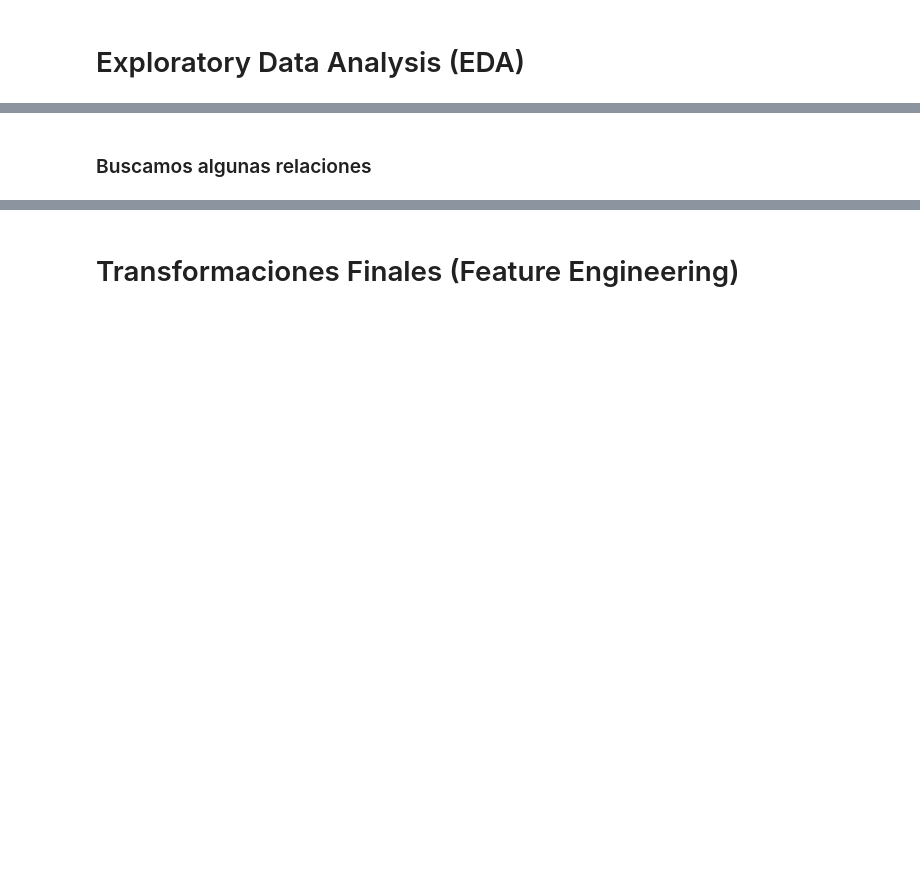
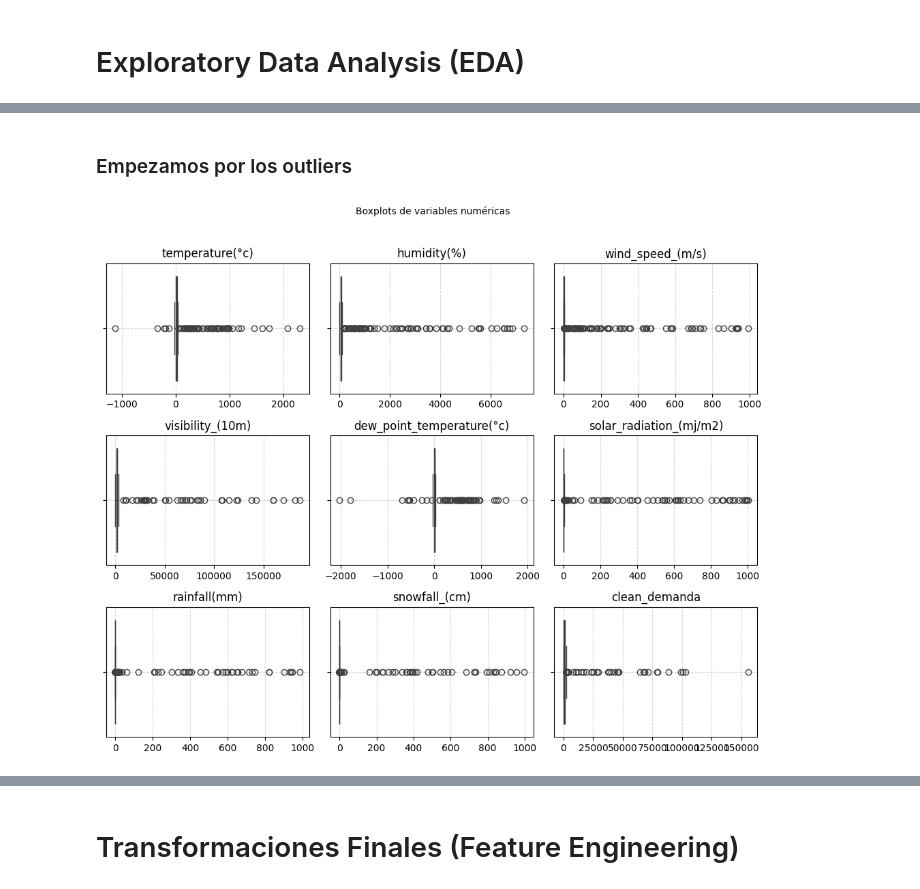
Before and after one commit to Delbert-CV/MLOps-entregas, a Jupyter notebook: src/fase1.ipynb, the cells around one changed output, grey strips where cells are left out. Saved outputs shown, nothing was run; the diff lists cells and outputs as text; code cells hidden in the pictures; blank space fills up the shorter version.

```diff
--- a/src/fase1.ipynb
+++ b/src/fase1.ipynb
@@ -580,2 +644,7 @@ dtype: float64
+# %%
+df.drop(labels=['demanda'],  axis=1 , inplace=True)
+df['date'] = pd.to_datetime(df['date'], dayfirst=True, errors='coerce')
+df['hour'] = pd.to_numeric(df['hour'], errors='coerce')
+df.to_csv("csv/seoul_bike_sharing_cleaned.csv")
 # %% [markdown]
 # Exploratory Data Analysis (EDA)
@@ -595,13 +650,0 @@ print(df['functioning_day'].value_counts())
-# %%
-# 1. Verificar Nulos (Métricas)
-print("\n--- Conteo de Valores Nulos por Columna ---")
-print(df.isnull().sum())
-# Si aparecen nulos, la acción recomendada (imputación con media/mediana o eliminación) depende de la cantidad.
-
-# 2. Manejo de Inconsistencias
-# Las variables 'functioning_day' deben ser binarias (Yes/No o Fun/NoFunc)
-# En este dataset son 'Yes' y 'No', lo cual es consistente.
-
-# Convertir 'functioning_day' y 'holiday' a numérico (0 y 1)
-df['functioning_day'] = df['functioning_day'].map({'Yes': 1, 'No': 0})
-df['holiday'] = df['holiday'].map({'No Holiday': 0, 'Holiday': 1})
@@ -638,2 +727,34 @@ df.rename(columns={'demanda_limpia': 'demanda'}, inplace=True)
 # %% [markdown]
-### Buscamos algunas relaciones
+### Empezamos por los outliers
+# %%
+numerical_cols = [
+                  'temperature(°c)',
+                  'humidity(%)',
+                  'wind_speed_(m/s)',
+                  'visibility_(10m)',
+                  'dew_point_temperature(°c)',
+                  'solar_radiation_(mj/m2)',
+                  'rainfall(mm)',
+                  'snowfall_(cm)',
+                  'clean_demanda']
+
+import seaborn as sns
+import matplotlib.pyplot as plt
+
+fig, axes = plt.subplots(3, 3, figsize=(10, 8))
+axes = axes.flatten()
+
+for i, col in enumerate(numerical_cols):
+    sns.boxplot(data=df, x=col, color='lightseagreen', ax=axes[i])
+    axes[i].set_title(f'{col}', fontsize=12)
+    axes[i].set_xlabel('')
+    axes[i].grid(True, linestyle='--', alpha=0.5)
+
+for j in range(len(numerical_cols), len(axes)):
+    fig.delaxes(axes[j])
+
+fig.suptitle('Boxplots de variables numéricas', fontsize=10, y=1.02)
+plt.tight_layout()
+plt.show()
+# %% [output]
+[figure, added]
```
Also changed, not shown: parts of 59 cells of this notebook.
